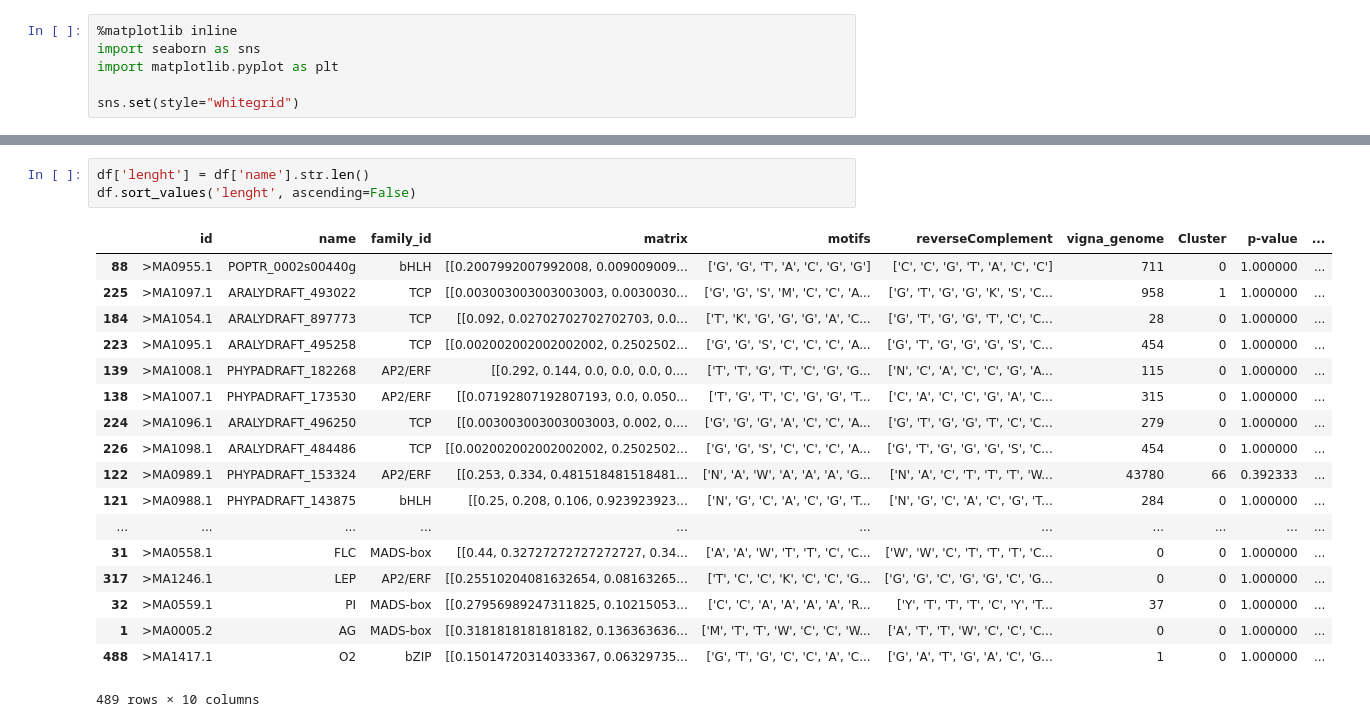
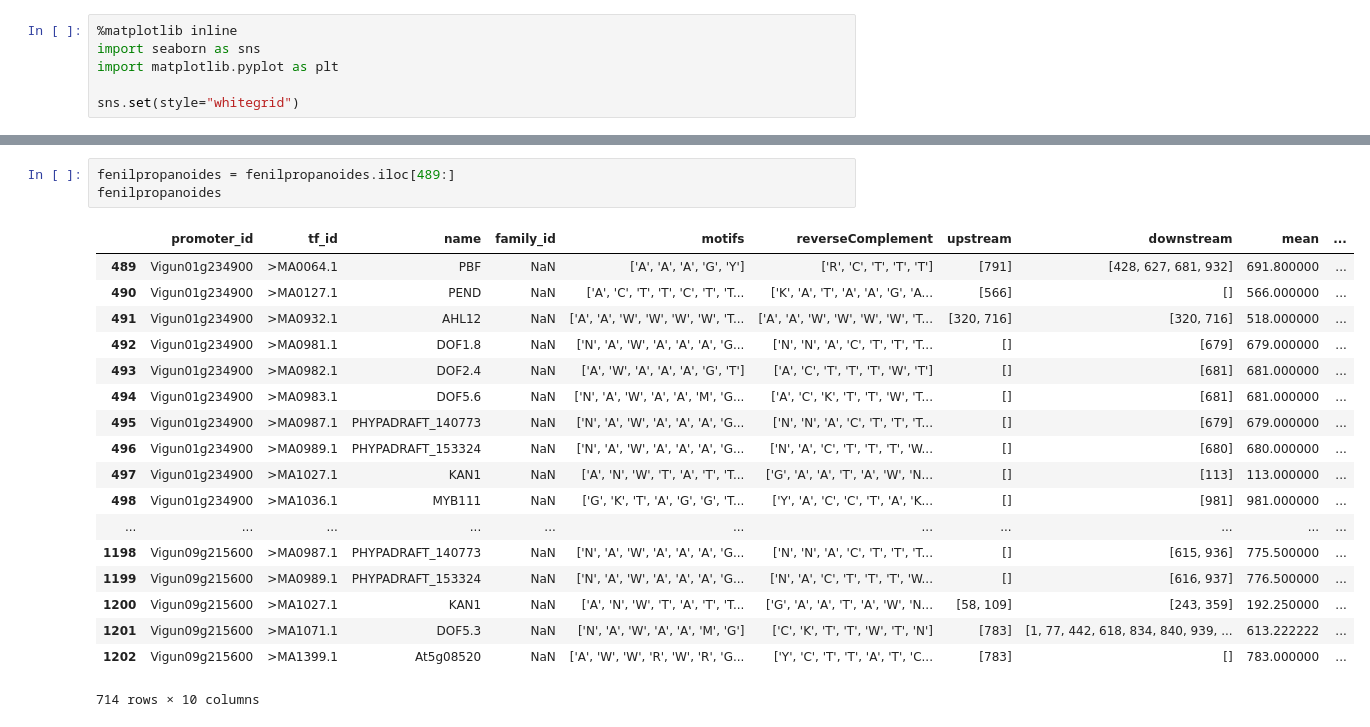
Before and after one commit to filipecmedeiros/PhytoProm, a Jupyter notebook: Data science/Processamento.ipynb, the cells around one changed output, grey strips where cells are left out. Cells and saved outputs as stored; diff of their text form.

```diff
--- a/Data science/Processamento.ipynb
+++ b/Data science/Processamento.ipynb
@@ -199,22 +223,22 @@ ax.set_yscale('log')
-# %%
-df['lenght'] = df['name'].str.len()
-df.sort_values('lenght', ascending=False)
-# %% [output]
-|  | id | name | family_id | matrix | motifs | reverseComplement | vigna_genome | Cluster | p-value | ... |
-| 88 | >MA0955.1 | POPTR_0002s00440g | bHLH | [[0.2007992007992008, 0.009009009... | ['G', 'G', 'T', 'A', 'C', 'G', 'G'] | ['C', 'C', 'G', 'T', 'A', 'C', 'C'] | 711 | 0 | 1.000000 | ... |
-| 225 | >MA1097.1 | ARALYDRAFT_493022 | TCP | [[0.003003003003003003, 0.0030030... | ['G', 'G', 'S', 'M', 'C', 'C', 'A... | ['G', 'T', 'G', 'G', 'K', 'S', 'C... | 958 | 1 | 1.000000 | ... |
-| 184 | >MA1054.1 | ARALYDRAFT_897773 | TCP | [[0.092, 0.02702702702702703, 0.0... | ['T', 'K', 'G', 'G', 'G', 'A', 'C... | ['G', 'T', 'G', 'G', 'T', 'C', 'C... | 28 | 0 | 1.000000 | ... |
-| 223 | >MA1095.1 | ARALYDRAFT_495258 | TCP | [[0.002002002002002002, 0.2502502... | ['G', 'G', 'S', 'C', 'C', 'C', 'A... | ['G', 'T', 'G', 'G', 'G', 'S', 'C... | 454 | 0 | 1.000000 | ... |
-| 139 | >MA1008.1 | PHYPADRAFT_182268 | AP2/ERF | [[0.292, 0.144, 0.0, 0.0, 0.0, 0.... | ['T', 'T', 'G', 'T', 'C', 'G', 'G... | ['N', 'C', 'A', 'C', 'C', 'G', 'A... | 115 | 0 | 1.000000 | ... |
-| 138 | >MA1007.1 | PHYPADRAFT_173530 | AP2/ERF | [[0.07192807192807193, 0.0, 0.050... | ['T', 'G', 'T', 'C', 'G', 'G', 'T... | ['C', 'A', 'C', 'C', 'G', 'A', 'C... | 315 | 0 | 1.000000 | ... |
-| 224 | >MA1096.1 | ARALYDRAFT_496250 | TCP | [[0.003003003003003003, 0.002, 0.... | ['G', 'G', 'G', 'A', 'C', 'C', 'A... | ['G', 'T', 'G', 'G', 'T', 'C', 'C... | 279 | 0 | 1.000000 | ... |
-| 226 | >MA1098.1 | ARALYDRAFT_484486 | TCP | [[0.002002002002002002, 0.2502502... | ['G', 'G', 'S', 'C', 'C', 'C', 'A... | ['G', 'T', 'G', 'G', 'G', 'S', 'C... | 454 | 0 | 1.000000 | ... |
-| 122 | >MA0989.1 | PHYPADRAFT_153324 | AP2/ERF | [[0.253, 0.334, 0.481518481518481... | ['N', 'A', 'W', 'A', 'A', 'A', 'G... | ['N', 'A', 'C', 'T', 'T', 'T', 'W... | 43780 | 66 | 0.392333 | ... |
-| 121 | >MA0988.1 | PHYPADRAFT_143875 | bHLH | [[0.25, 0.208, 0.106, 0.923923923... | ['N', 'G', 'C', 'A', 'C', 'G', 'T... | ['N', 'G', 'C', 'A', 'C', 'G', 'T... | 284 | 0 | 1.000000 | ... |
-| ... | ... | ... | ... | ... | ... | ... | ... | ... | ... | ... |
-| 31 | >MA0558.1 | FLC | MADS-box | [[0.44, 0.32727272727272727, 0.34... | ['A', 'A', 'W', 'T', 'T', 'C', 'C... | ['W', 'W', 'C', 'T', 'T', 'T', 'C... | 0 | 0 | 1.000000 | ... |
-| 317 | >MA1246.1 | LEP | AP2/ERF | [[0.25510204081632654, 0.08163265... | ['T', 'C', 'C', 'K', 'C', 'C', 'G... | ['G', 'G', 'C', 'G', 'G', 'C', 'G... | 0 | 0 | 1.000000 | ... |
-| 32 | >MA0559.1 | PI | MADS-box | [[0.27956989247311825, 0.10215053... | ['C', 'C', 'A', 'A', 'A', 'A', 'R... | ['Y', 'T', 'T', 'T', 'C', 'Y', 'T... | 37 | 0 | 1.000000 | ... |
-| 1 | >MA0005.2 | AG | MADS-box | [[0.3181818181818182, 0.136363636... | ['M', 'T', 'T', 'W', 'C', 'C', 'W... | ['A', 'T', 'T', 'W', 'C', 'C', 'C... | 0 | 0 | 1.000000 | ... |
-| 488 | >MA1417.1 | O2 | bZIP | [[0.15014720314033367, 0.06329735... | ['G', 'T', 'G', 'C', 'C', 'A', 'C... | ['G', 'A', 'T', 'G', 'A', 'C', 'G... | 1 | 0 | 1.000000 | ... |
-489 rows × 10 columns
+# %%
+fenilpropanoides = fenilpropanoides.iloc[489:]
+fenilpropanoides
+# %% [output]
+|  | promoter_id | tf_id | name | family_id | motifs | reverseComplement | upstream | downstream | mean | ... |
+| 489 | Vigun01g234900 | >MA0064.1 | PBF | NaN | ['A', 'A', 'A', 'G', 'Y'] | ['R', 'C', 'T', 'T', 'T'] | [791] | [428, 627, 681, 932] | 691.800000 | ... |
+| 490 | Vigun01g234900 | >MA0127.1 | PEND | NaN | ['A', 'C', 'T', 'T', 'C', 'T', 'T... | ['K', 'A', 'T', 'A', 'A', 'G', 'A... | [566] | [] | 566.000000 | ... |
+| 491 | Vigun01g234900 | >MA0932.1 | AHL12 | NaN | ['A', 'A', 'W', 'W', 'W', 'W', 'T... | ['A', 'A', 'W', 'W', 'W', 'W', 'T... | [320, 716] | [320, 716] | 518.000000 | ... |
+| 492 | Vigun01g234900 | >MA0981.1 | DOF1.8 | NaN | ['N', 'A', 'W', 'A', 'A', 'A', 'G... | ['N', 'N', 'A', 'C', 'T', 'T', 'T... | [] | [679] | 679.000000 | ... |
+| 493 | Vigun01g234900 | >MA0982.1 | DOF2.4 | NaN | ['A', 'W', 'A', 'A', 'A', 'G', 'T'] | ['A', 'C', 'T', 'T', 'T', 'W', 'T'] | [] | [681] | 681.000000 | ... |
+| 494 | Vigun01g234900 | >MA0983.1 | DOF5.6 | NaN | ['N', 'A', 'W', 'A', 'A', 'M', 'G... | ['A', 'C', 'K', 'T', 'T', 'W', 'T... | [] | [681] | 681.000000 | ... |
+| 495 | Vigun01g234900 | >MA0987.1 | PHYPADRAFT_140773 | NaN | ['N', 'A', 'W', 'A', 'A', 'A', 'G... | ['N', 'N', 'A', 'C', 'T', 'T', 'T... | [] | [679] | 679.000000 | ... |
+| 496 | Vigun01g234900 | >MA0989.1 | PHYPADRAFT_153324 | NaN | ['N', 'A', 'W', 'A', 'A', 'A', 'G... | ['N', 'A', 'C', 'T', 'T', 'T', 'W... | [] | [680] | 680.000000 | ... |
+| 497 | Vigun01g234900 | >MA1027.1 | KAN1 | NaN | ['A', 'N', 'W', 'T', 'A', 'T', 'T... | ['G', 'A', 'A', 'T', 'A', 'W', 'N... | [] | [113] | 113.000000 | ... |
+| 498 | Vigun01g234900 | >MA1036.1 | MYB111 | NaN | ['G', 'K', 'T', 'A', 'G', 'G', 'T... | ['Y', 'A', 'C', 'C', 'T', 'A', 'K... | [] | [981] | 981.000000 | ... |
+| ... | ... | ... | ... | ... | ... | ... | ... | ... | ... | ... |
+| 1198 | Vigun09g215600 | >MA0987.1 | PHYPADRAFT_140773 | NaN | ['N', 'A', 'W', 'A', 'A', 'A', 'G... | ['N', 'N', 'A', 'C', 'T', 'T', 'T... | [] | [615, 936] | 775.500000 | ... |
+| 1199 | Vigun09g215600 | >MA0989.1 | PHYPADRAFT_153324 | NaN | ['N', 'A', 'W', 'A', 'A', 'A', 'G... | ['N', 'A', 'C', 'T', 'T', 'T', 'W... | [] | [616, 937] | 776.500000 | ... |
+| 1200 | Vigun09g215600 | >MA1027.1 | KAN1 | NaN | ['A', 'N', 'W', 'T', 'A', 'T', 'T... | ['G', 'A', 'A', 'T', 'A', 'W', 'N... | [58, 109] | [243, 359] | 192.250000 | ... |
+| 1201 | Vigun09g215600 | >MA1071.1 | DOF5.3 | NaN | ['N', 'A', 'W', 'A', 'A', 'M', 'G'] | ['C', 'K', 'T', 'T', 'W', 'T', 'N'] | [783] | [1, 77, 442, 618, 834, 840, 939, ... | 613.222222 | ... |
+| 1202 | Vigun09g215600 | >MA1399.1 | At5g08520 | NaN | ['A', 'W', 'W', 'R', 'W', 'R', 'G... | ['Y', 'C', 'T', 'T', 'A', 'T', 'C... | [783] | [] | 783.000000 | ... |
+714 rows × 10 columns
```
Also changed, not shown: parts of 3 cells of this notebook, 14 other files.
